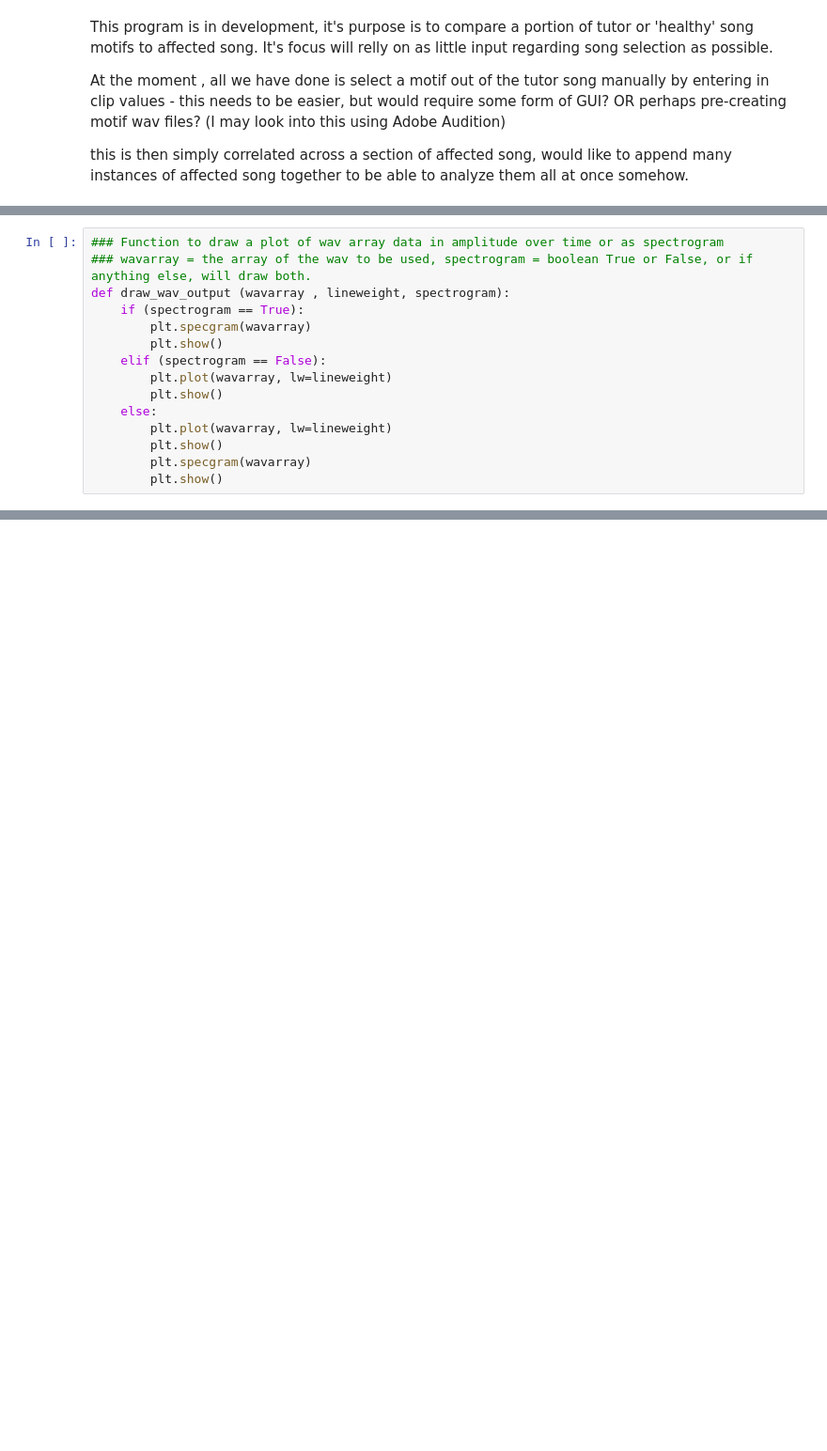
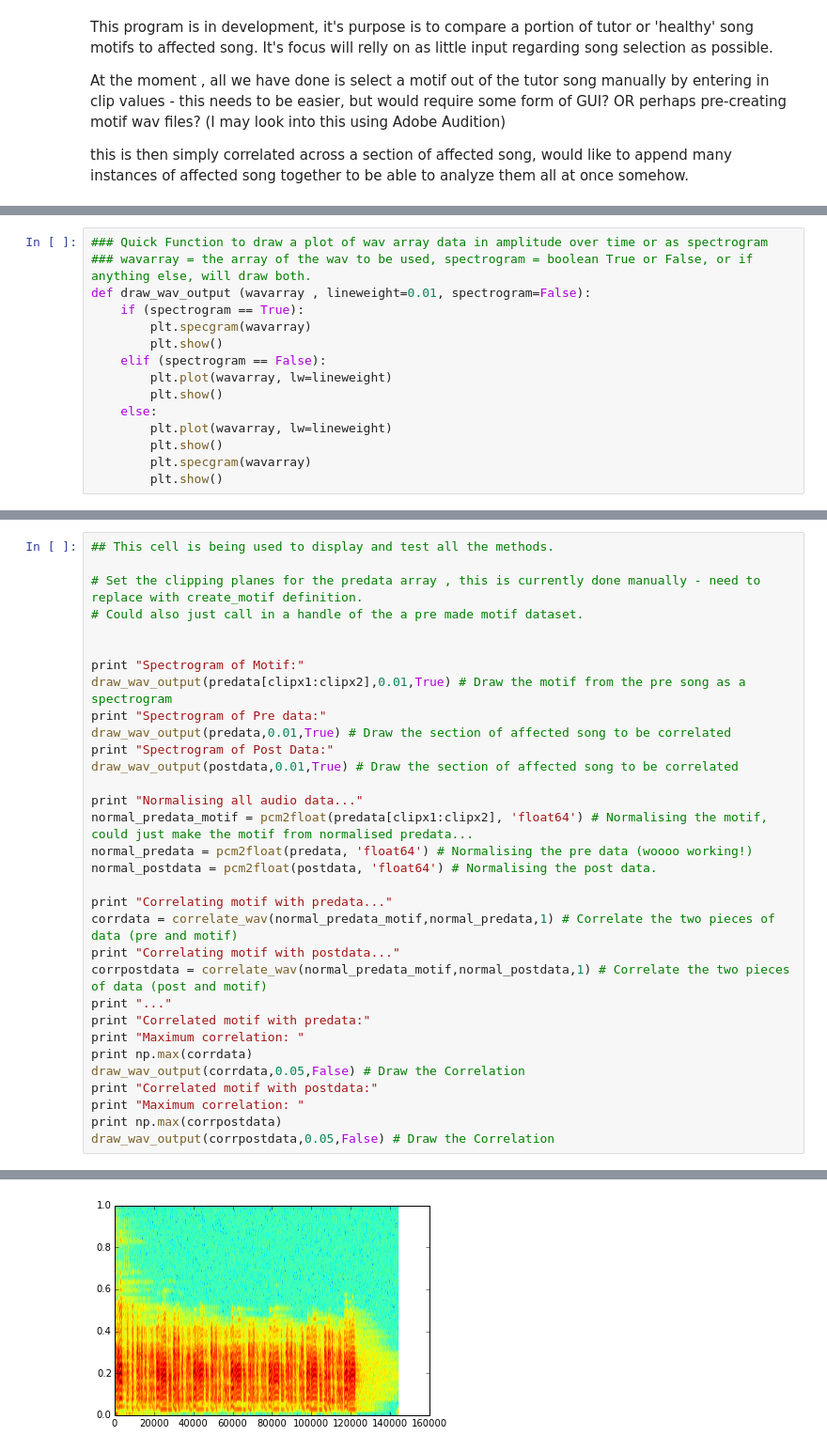
Before and after one commit to BirdMI-UniversityofAuckland/MichaelSandbox, a Jupyter notebook: Birdsong_correl_v1.ipynb, the cells around one changed output, grey strips where cells are left out. Shown at 94% size. Drawn from its saved outputs; the diff is of its cells as text; blank space fills up the shorter version.

```diff
--- a/Birdsong_correl_v1.ipynb
+++ b/Birdsong_correl_v1.ipynb
@@ -27,7 +83,7 @@ postrate, postdata = wav.read('C:\\Users\\mbar372\\Documents\\testing\\lesiontes
 # %%
-### Function to draw a plot of wav array data in amplitude over time or as spectrogram
+### Quick Function to draw a plot of wav array data in amplitude over time or as spectrogram
 ### wavarray = the array of the wav to be used, spectrogram = boolean True or False, or if anything else, will draw both.
-def draw_wav_output (wavarray , lineweight, spectrogram):
+def draw_wav_output (wavarray , lineweight=0.01, spectrogram=False):
     if (spectrogram == True):
         plt.specgram(wavarray)
         plt.show()
@@ -73,0 +149,33 @@ draw_wav_output(corrdata,0.05,False) # Draw the Correlation
+# %%
+## This cell is being used to display and test all the methods.
+
+# Set the clipping planes for the predata array , this is currently done manually - need to replace with create_motif definition.
+# Could also just call in a handle of the a pre made motif dataset.
+
+
+print "Spectrogram of Motif:"
+draw_wav_output(predata[clipx1:clipx2],0.01,True) # Draw the motif from the pre song as a spectrogram
+print "Spectrogram of Pre data:"
+draw_wav_output(predata,0.01,True) # Draw the section of affected song to be correlated
+print "Spectrogram of Post Data:"
+draw_wav_output(postdata,0.01,True) # Draw the section of affected song to be correlated
+
+print "Normalising all audio data..."
+normal_predata_motif = pcm2float(predata[clipx1:clipx2], 'float64') # Normalising the motif, could just make the motif from normalised predata...
+normal_predata = pcm2float(predata, 'float64') # Normalising the pre data (woooo working!)
+normal_postdata = pcm2float(postdata, 'float64') # Normalising the post data.
+
+print "Correlating motif with predata..."
+corrdata = correlate_wav(normal_predata_motif,normal_predata,1) # Correlate the two pieces of data (pre and motif)
+print "Correlating motif with postdata..."
+corrpostdata = correlate_wav(normal_predata_motif,normal_postdata,1) # Correlate the two pieces of data (post and motif)
+print "..."
+print "Correlated motif with predata:"
+print "Maximum correlation: "
+print np.max(corrdata)
+draw_wav_output(corrdata,0.05,False) # Draw the Correlation
+print "Correlated motif with postdata:"
+print "Maximum correlation: "
+print np.max(corrpostdata)
+draw_wav_output(corrpostdata,0.05,False) # Draw the Correlation
+# %% [output]
@@ -73,0 +185 @@ draw_wav_output(corrdata,0.05,False) # Draw the Correlation
+[figure, added]
```
Also changed, not shown: parts of 12 cells of this notebook.
